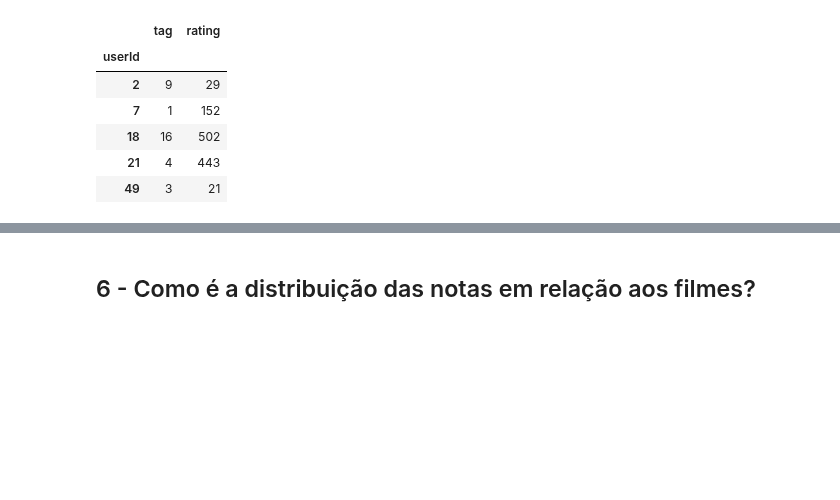
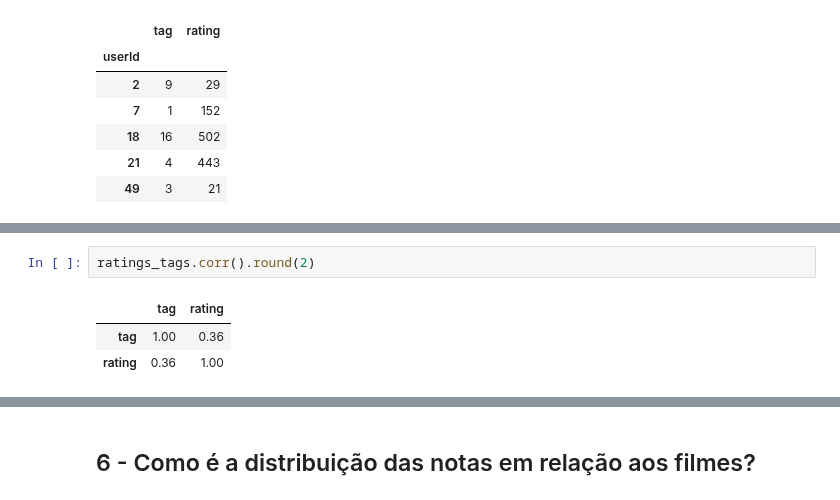
Before and after one commit to dieguim-ifsp-posCD/D1AED, a Jupyter notebook: avaliacoes/20210513-avaliacao01/AED-movie-lens-small.ipynb, the cells around one changed output, grey strips where cells are left out. Saved outputs shown, nothing was run; the diff lists cells and outputs as text; blank space fills up the shorter version.

```diff
--- a/avaliacoes/20210513-avaliacao01/AED-movie-lens-small.ipynb
+++ b/avaliacoes/20210513-avaliacao01/AED-movie-lens-small.ipynb
@@ -1117,0 +1137,6 @@ Segundo a [Tabela do Coeficiente de Correlação de Pearson](https://pt.wikipedi
+# %%
+ratings_tags.corr().round(2)
+# %% [output]
+|  | tag | rating |
+| tag | 1.00 | 0.36 |
+| rating | 0.36 | 1.00 |
```
Also changed, not shown: parts of 15 cells of this notebook.
